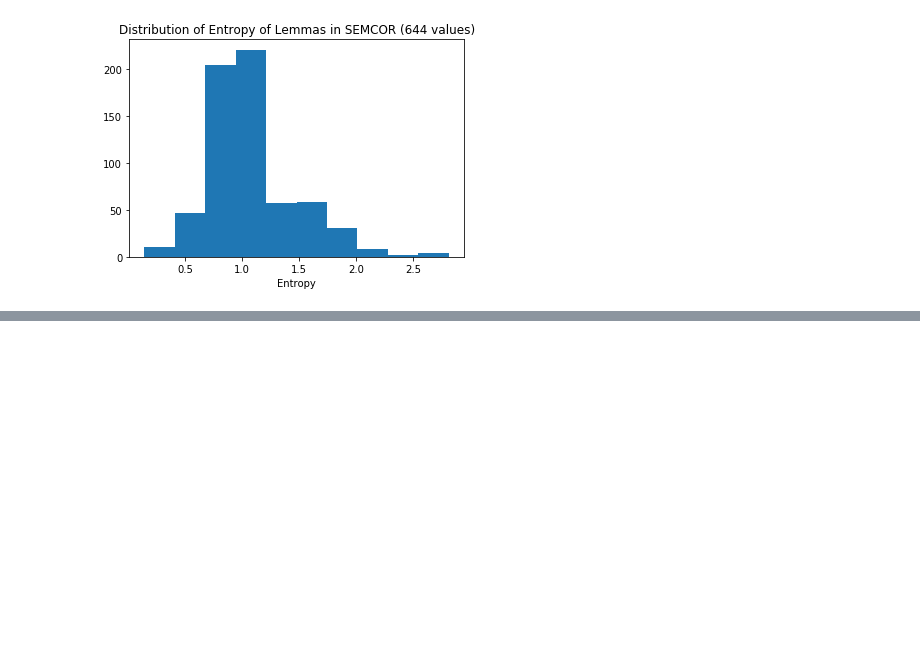
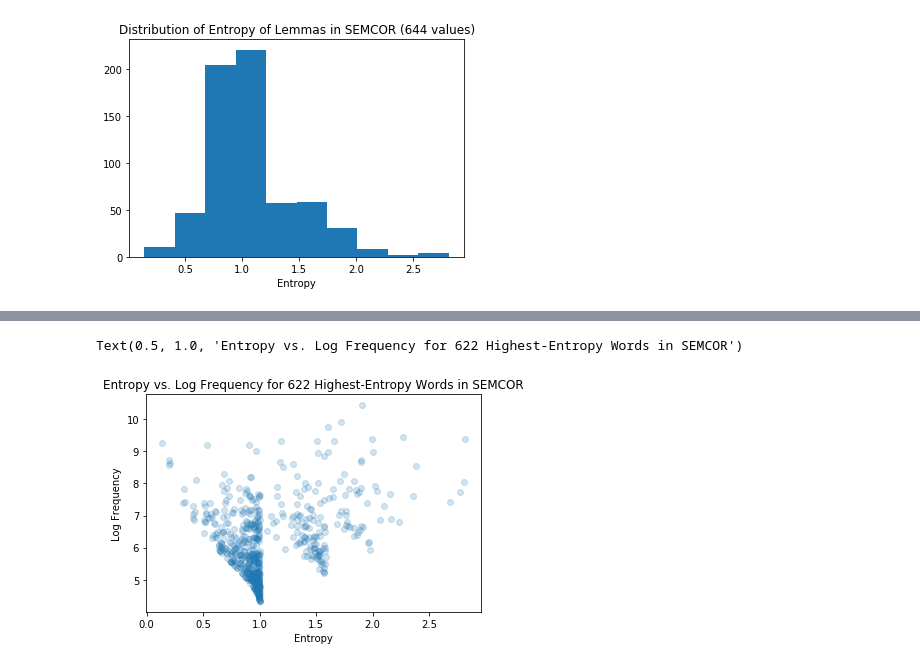
Before and after one commit to sathvikn/bert-wordsense, a Jupyter notebook: codebase/semcor_freqs.ipynb, the cells around one changed output, grey strips where cells are left out. Cells and saved outputs as stored; diff of their text form; code cells hidden in the pictures; blank space fills up the shorter version.

```diff
--- a/codebase/semcor_freqs.ipynb
+++ b/codebase/semcor_freqs.ipynb
@@ -248,0 +240,10 @@ entropy_df[entropy_df['word'] == 'develop']
+# %%
+sense_freqs = filtered_sense_freqs.groupby(['word', 'pos']).agg('count')
+sense_freqs.drop('sense', axis = 1, inplace = True)
+sense_freqs = sense_freqs.reset_index()
+# %%
+sense_totals = filtered_sense_freqs.groupby(['word', 'pos']).agg('sum')
+sense_totals = sense_totals.reset_index()
+# %%
+entropy_df = entropy_df.merge(sense_freqs, on = ['word', 'pos']).rename({'freq': 'num_senses'}, axis = 1)
+entropy_df = entropy_df.merge(sense_totals, on = ['word', 'pos'])
@@ -248,0 +253,3 @@ entropy_df[entropy_df['word'] == 'develop']
+# %%
+entropy_df = entropy_df[~entropy_df['word'].isin(set(stopwords.words('english')))] #Remove stopwords
+entropy_df
@@ -248,0 +270,8 @@ entropy_df[entropy_df['word'] == 'develop']
+# %%
+plt.scatter(entropy_df['entropy'], np.log2(entropy_df['freq']), alpha = 0.2)
+plt.xlabel("Entropy")
+plt.ylabel("Log Frequency")
+plt.title("Entropy vs. Log Frequency for 622 Highest-Entropy Words in SEMCOR")
+# %% [output]
+Text(0.5, 1.0, 'Entropy vs. Log Frequency for 622 Highest-Entropy Words in SEMCOR')
+[figure, added]
```
Also changed, not shown: parts of 9 cells of this notebook, 6 other files.
